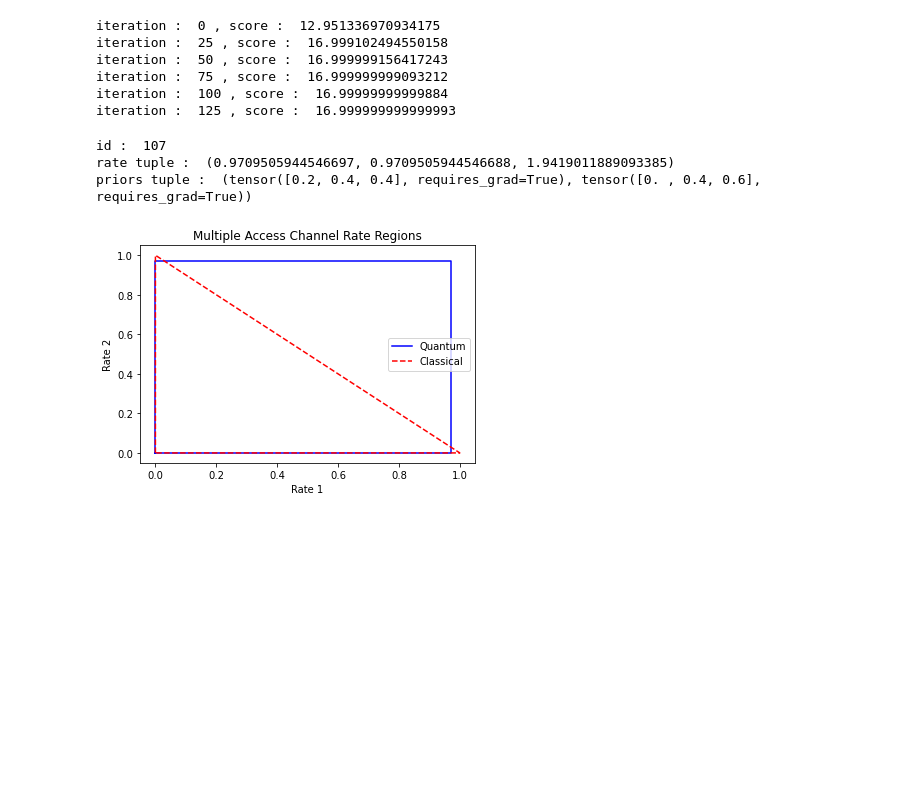
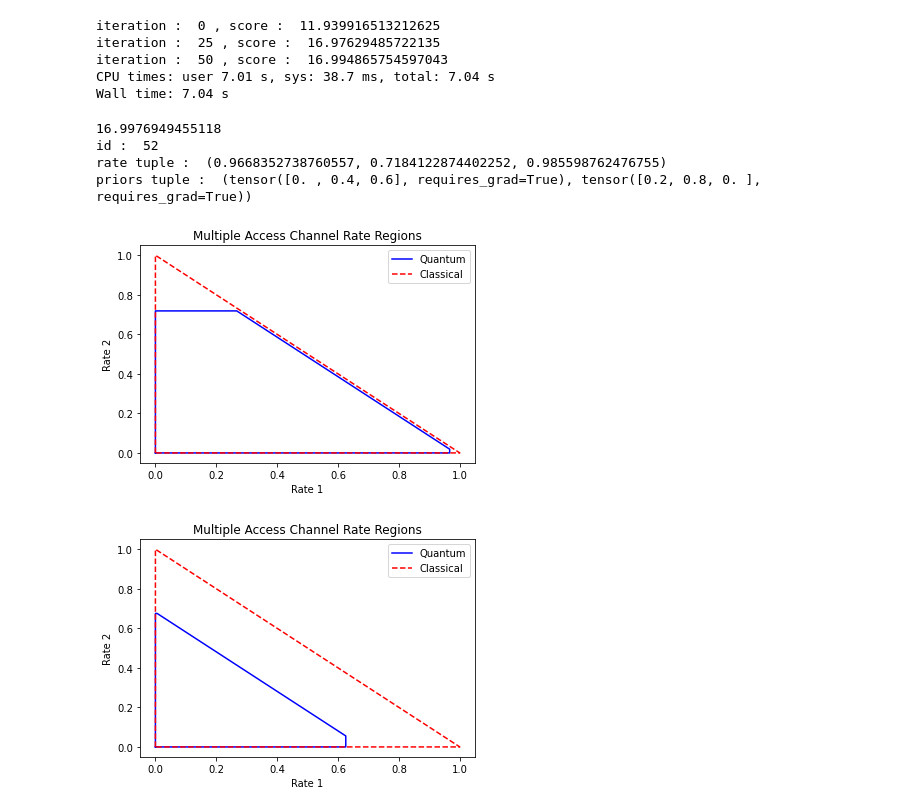
Before and after one commit to ChitambarLab/qNetVO, a Jupyter notebook: notebook/mac_optimizations/bisender_quantum_nonlocality_and_capacity.ipynb, the cells around one changed output. Drawn from its saved outputs; the diff is of its cells as text; code cells hidden in the pictures; blank space fills up the shorter version.

```diff
--- a/notebook/mac_optimizations/bisender_quantum_nonlocality_and_capacity.ipynb
+++ b/notebook/mac_optimizations/bisender_quantum_nonlocality_and_capacity.ipynb
@@ -27,10 +31,12 @@ mac_bound_inequalities = [
 ]
 # %%
 def priors_scan_range(num_steps):
-    x1_range = np.arange(0,1,1/num_steps)
+    eps = 1e-10
+    x1_range = np.arange(0,1+eps,1/num_steps)
+
     priors = []
     for x1 in x1_range:
-        x2_range = np.arange(0,1-x1,1/num_steps)
+        x2_range = np.arange(0,1-x1+eps,1/num_steps)
         for x2 in x2_range:
             priors.append(np.array([x1,x2,1-x1-x2]))
 
@@ -90,39 +96,54 @@ local_meas_node = [
 ea_mac_ansatz = QNopt.NetworkAnsatz(entanglement_prep_nodes, local_arb_meas_nodes)
 local_mac_ansatz = QNopt.NetworkAnsatz(arb_prep_nodes, local_meas_node)
 # %%
+%%time
+
 local_settings = local_mac_ansatz.rand_scenario_settings()
+
 local_cost = QNopt.linear_probs_cost(local_mac_ansatz, mac_bound_inequalities[18][0])
-local_opt_dict = QNopt.gradient_descent(local_cost, local_settings, step_size=0.1, num_steps=150, sample_width=25)
+
+local_opt_dict = QNopt.gradient_descent(local_cost, local_settings, step_size=0.1, num_steps=75, sample_width=25)
 # %% [output]
-iteration :  0 , score :  12.951336970934175
-iteration :  25 , score :  16.999102494550158
-iteration :  50 , score :  16.999999156417243
-iteration :  75 , score :  16.999999999093212
-iteration :  100 , score :  16.99999999999884
-iteration :  125 , score :  16.999999999999993
+iteration :  0 , score :  11.939916513212625
+iteration :  25 , score :  16.97629485722135
+iteration :  50 , score :  16.994865754597043
+CPU times: user 7.01 s, sys: 38.7 ms, total: 7.04 s
+Wall time: 7.04 s
 # %%
 local_mac_behavior = QNopt.network_behavior_fn(local_mac_ansatz)
-local_opt_behavior = local_mac_behavior(local_opt_dict["opt_settings"])
+local_opt_behavior4 = local_mac_behavior(local_opt_dict["opt_settings"])
+
+cg_map = np.array([[1,0,0,1],[0,1,1,0]])
+
+local_opt_behavior = cg_map @ local_opt_behavior4
+
+
+print(np.sum(np.sum(local_opt_behavior * mac_bound_inequalities[18][0])))
 
 local_rates = []
 priors = []
 for priors_x in priors_scan_range(5):
     for priors_y in priors_scan_range(5):
         priors.append((priors_x, priors_y))
         local_rates.append(QNopt.bisender_mac_mutual_info(local_opt_behavior, priors_x, priors_y))
 
-local_rate_sums = [rate_set[2] for rate_set in local_rates]
+local_rate_sums = [sum(rate_set) for rate_set in local_rates]
 max_local_rate_sum = max(local_rate_sums)
 max_local_rate_id = local_rate_sums.index(max_local_rate_sum)
 max_local_rate_tuple = local_rates[max_local_rate_id]
 
 print("id : ", max_local_rate_id)
 print("rate tuple : ", max_local_rate_tuple)
 print("priors tuple : ", priors[max_local_rate_id])
-print(np.sum(np.sum(mac_bound_inequalities[18][0]*)))
+# print(np.sum(np.sum(mac_bound_inequalities[18][0]*)))
 plot_rate_region(max_local_rate_tuple)
+
+uniform_rates = QNopt.bisender_mac_mutual_info(local_opt_behavior, np.ones(3)/3, np.ones(3)/3)
+plot_rate_region(uniform_rates)
 # %% [output]
-id :  107
-rate tuple :  (0.9709505944546697, 0.9709505944546688, 1.9419011889093385)
-priors tuple :  (tensor([0.2, 0.4, 0.4], requires_grad=True), tensor([0. , 0.4, 0.6], requires_grad=True))
+16.9976949455118
+id :  52
+rate tuple :  (0.9668352738760557, 0.7184122874402252, 0.985598762476755)
+priors tuple :  (tensor([0. , 0.4, 0.6], requires_grad=True), tensor([0.2, 0.8, 0. ], requires_grad=True))
-[figure, old version]
+[figure, new version]
+[figure, added]
```
Also changed, not shown: parts of 7 cells of this notebook, 2 other files.
